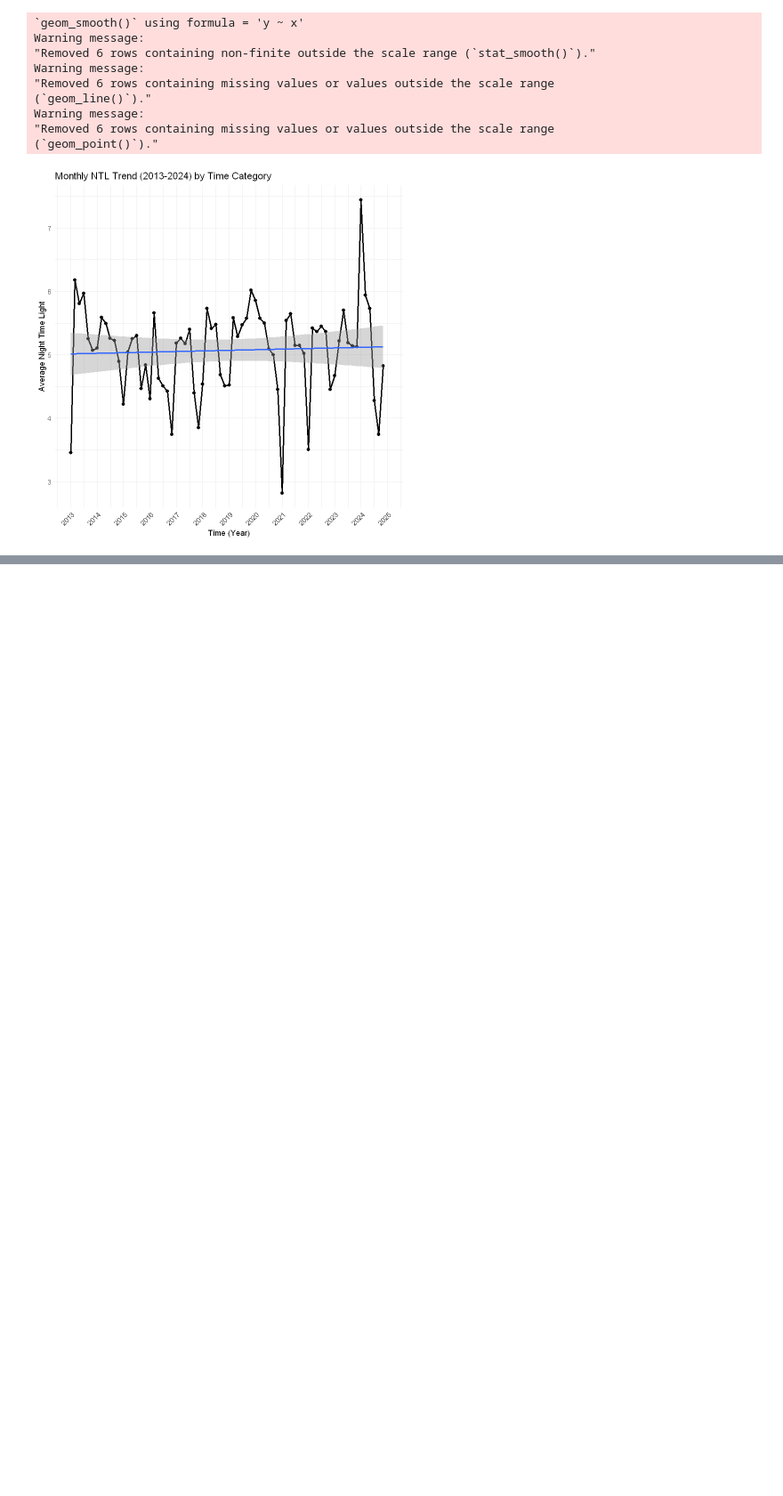
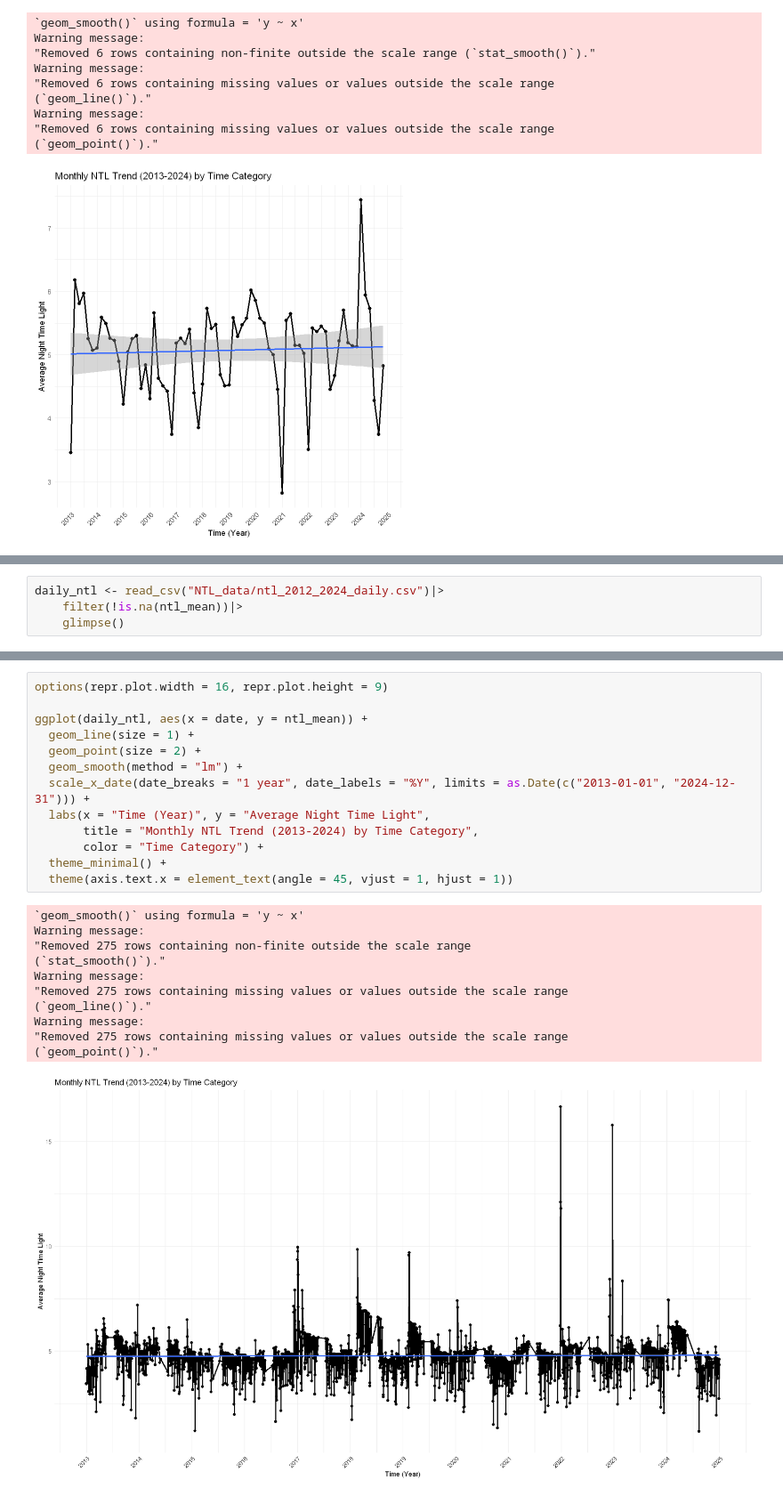
Before and after one commit to Irene-Berezin/econ_398_project, a Jupyter notebook: crime_fact.ipynb, the cells around one changed output, grey strips where cells are left out. Shown at 89% size. Cells and saved outputs as stored; diff of their text form; blank space fills up the shorter version.

```diff
--- a/crime_fact.ipynb
+++ b/crime_fact.ipynb
@@ -271,0 +241,4 @@ A tibble: 22 × 2
+# %%
+daily_ntl <- read_csv("NTL_data/ntl_2012_2024_daily.csv")|>
+    filter(!is.na(ntl_mean))|>
+    glimpse()
@@ -271,0 +261,25 @@ A tibble: 22 × 2
+# %%
+options(repr.plot.width = 16, repr.plot.height = 9)
+
+ggplot(daily_ntl, aes(x = date, y = ntl_mean)) +
+  geom_line(size = 1) +
+  geom_point(size = 2) +
+  geom_smooth(method = "lm") +
+  scale_x_date(date_breaks = "1 year", date_labels = "%Y", limits = as.Date(c("2013-01-01", "2024-12-31"))) +
+  labs(x = "Time (Year)", y = "Average Night Time Light",
+       title = "Monthly NTL Trend (2013-2024) by Time Category",
+       color = "Time Category") +
+  theme_minimal() +
+  theme(axis.text.x = element_text(angle = 45, vjust = 1, hjust = 1))
+# %% [output]
+`geom_smooth()` using formula = 'y ~ x'
+Warning message:
+"Removed 275 rows containing non-finite outside the scale range
+(`stat_smooth()`)."
+Warning message:
+"Removed 275 rows containing missing values or values outside the scale range
+(`geom_line()`)."
+Warning message:
+"Removed 275 rows containing missing values or values outside the scale range
+(`geom_point()`)."
+[figure, added]
```
Also changed, not shown: parts of 18 cells of this notebook.
